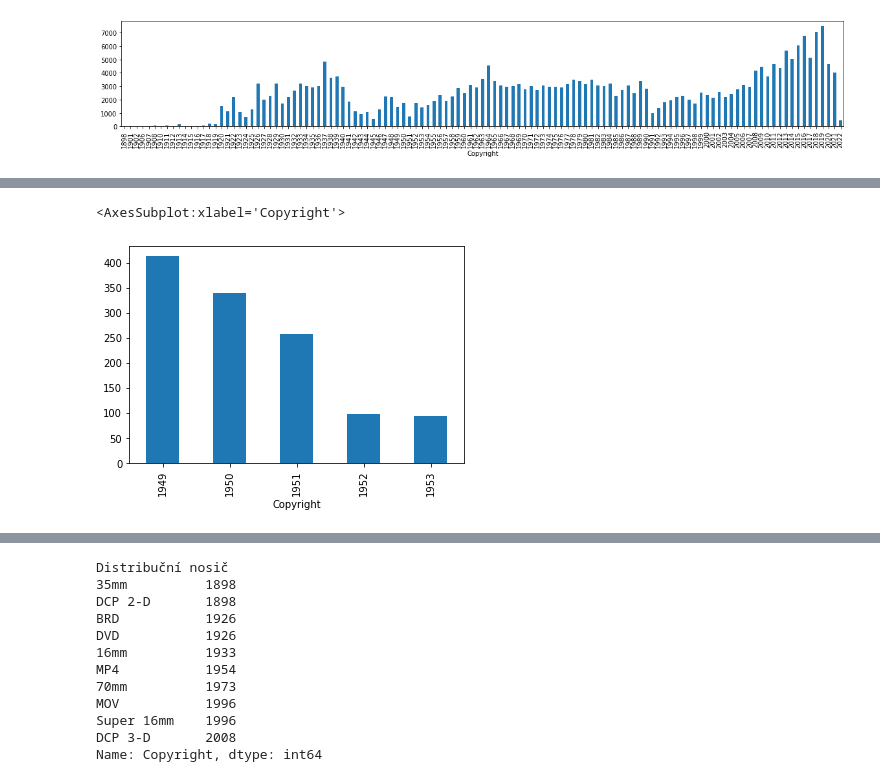
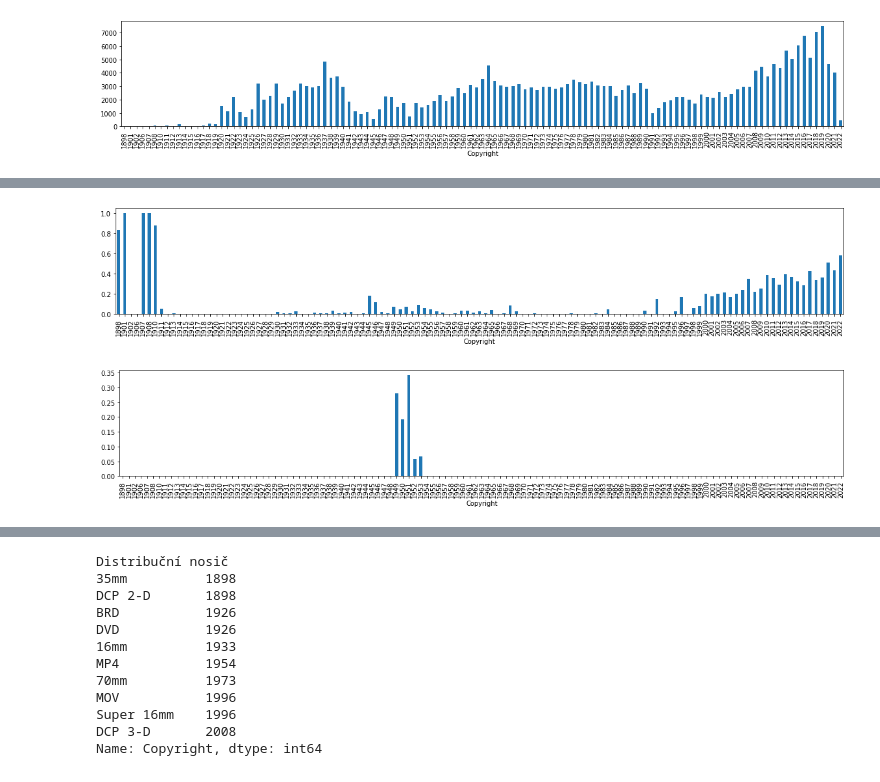
Before and after one commit to DataRozhlas/filmovy-prehled, a Jupyter notebook: 07 explorace filmů.ipynb, the cells around one changed output, grey strips where cells are left out. Drawn from its saved outputs; the diff is of its cells as text; code cells hidden in the pictures.

```diff
--- a/07 explorace filmů.ipynb
+++ b/07 explorace filmů.ipynb
@@ -60,8 +51,8 @@ Dánsko                                        11
 Rumunsko                                      10
 Name: Film, dtype: int64
 # %%
-df_typologie = df.explode("Typologie")
-df_typologie[df_typologie["Typologie"] == "zahraniční"]["Film"].drop_duplicates().to_list()
+df = df.explode("Typologie")
+df[df["Typologie"] == "zahraniční"]["Film"].drop_duplicates().to_list()
 # %% [output]
 ['Krise (401664)', 'Oratorium pro Prahu (401721)']
 # %%
@@ -167,10 +164,7 @@ seznamove_sloupce
-# %%
-for s in seznamove_sloupce:
-    df = df.explode(s)
 # %% [markdown]
 ## První…
 # %%
-df = df.sort_values(by="Copyright")
+df = df.explode("Žánr")
 # %%
 df[df["Délka"] == "dlouhometrážní"].groupby("Žánr")[["Copyright","Film"]].first().head(50).sort_values(by="Copyright")
 # %% [output]
@@ -212,9 +206,9 @@ Name: Film, dtype: int64
 # %%
 def popularita(sloupec, filtr, co):
     if co == "n":
-        df[df[sloupec] == filtr].groupby("Film")[["Copyright","Film"]].first().groupby("Copyright")["Film"].nunique().plot.bar(figsize=(20,3))
+        pd.Series(df[df[sloupec] == filtr].groupby("Film")[["Copyright","Film"]].first().groupby("Copyright")["Film"].nunique() / df.groupby("Film")[["Copyright","Film"]].first().groupby("Copyright")["Film"].nunique()).plot.bar(figsize=(20,3))
     if co == "min":
-        df[df[sloupec] == filtr].groupby("Film")[["Copyright","Minutáž"]].first().groupby("Copyright")["Minutáž"].sum().plot.bar(figsize=(20,3))
+        pd.Series(df[df[sloupec] == filtr].groupby("Film")[["Copyright","Minutáž"]].first().groupby("Copyright")["Minutáž"].sum() / df.groupby("Film")[["Copyright","Minutáž"]].first().groupby("Copyright")["Minutáž"].sum()).plot.bar(figsize=(20,3))
 # %%
 df["Kategorie"].drop_duplicates().to_list()
 # %% [output]
@@ -276,6 +295,9 @@ df[df["Typologie"] == "dokumentární"].groupby("Film")[["Copyright","Minutáž"
+# %%
+popularita("Typologie","dokumentární","min")
+# %% [output]
+[figure, added]
 # %%
-df[df["Žánr"] == "budovatelský"].groupby("Film")[["Copyright","Minutáž"]].first().groupby("Copyright")["Minutáž"].sum().plot.bar()
+popularita("Žánr","budovatelský","min")
 # %% [output]
-<AxesSubplot:xlabel='Copyright'>
-[figure, old version]
+[figure, new version]
 # %%
```
Also changed, not shown: parts of 36 cells of this notebook, 6 other files.
